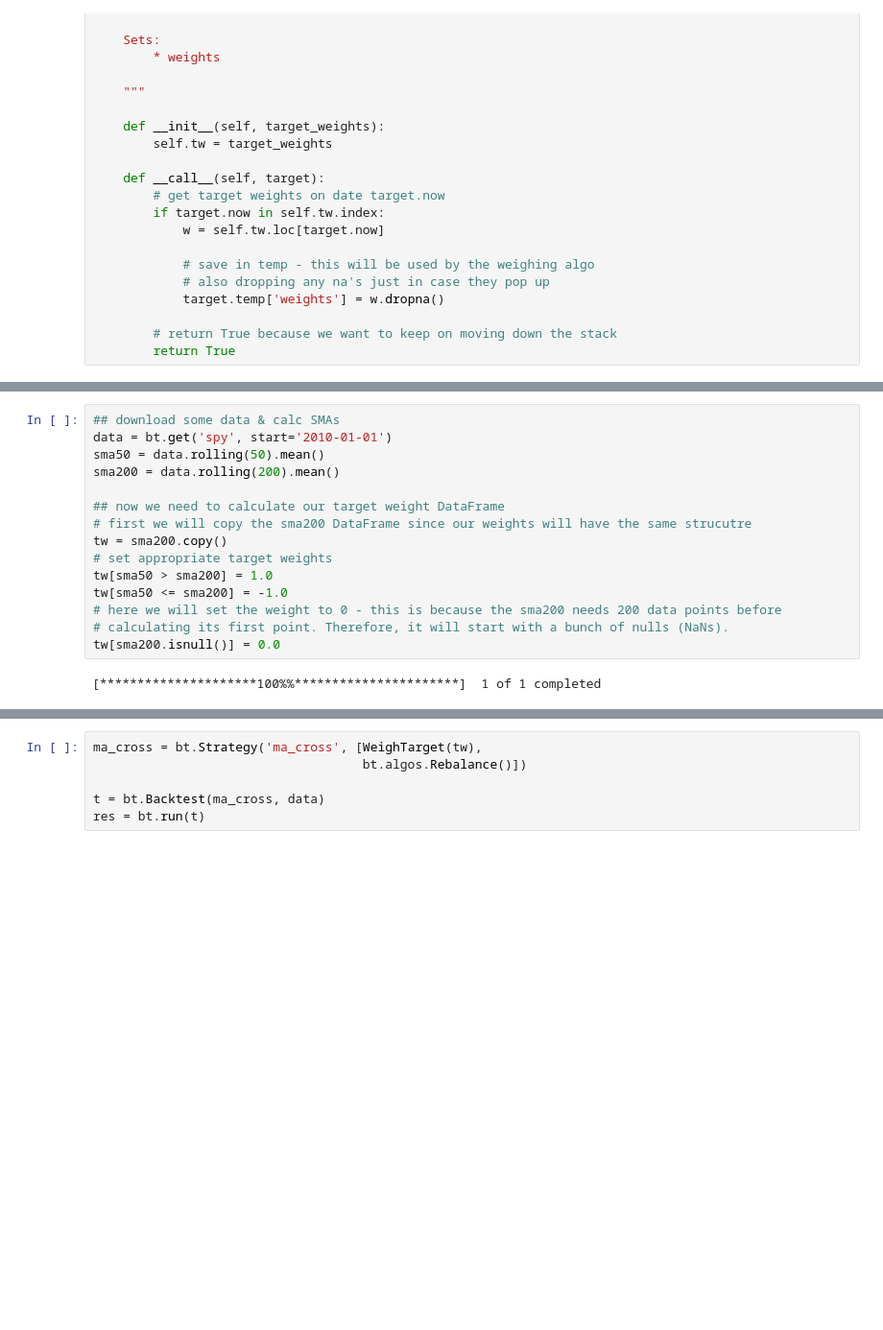
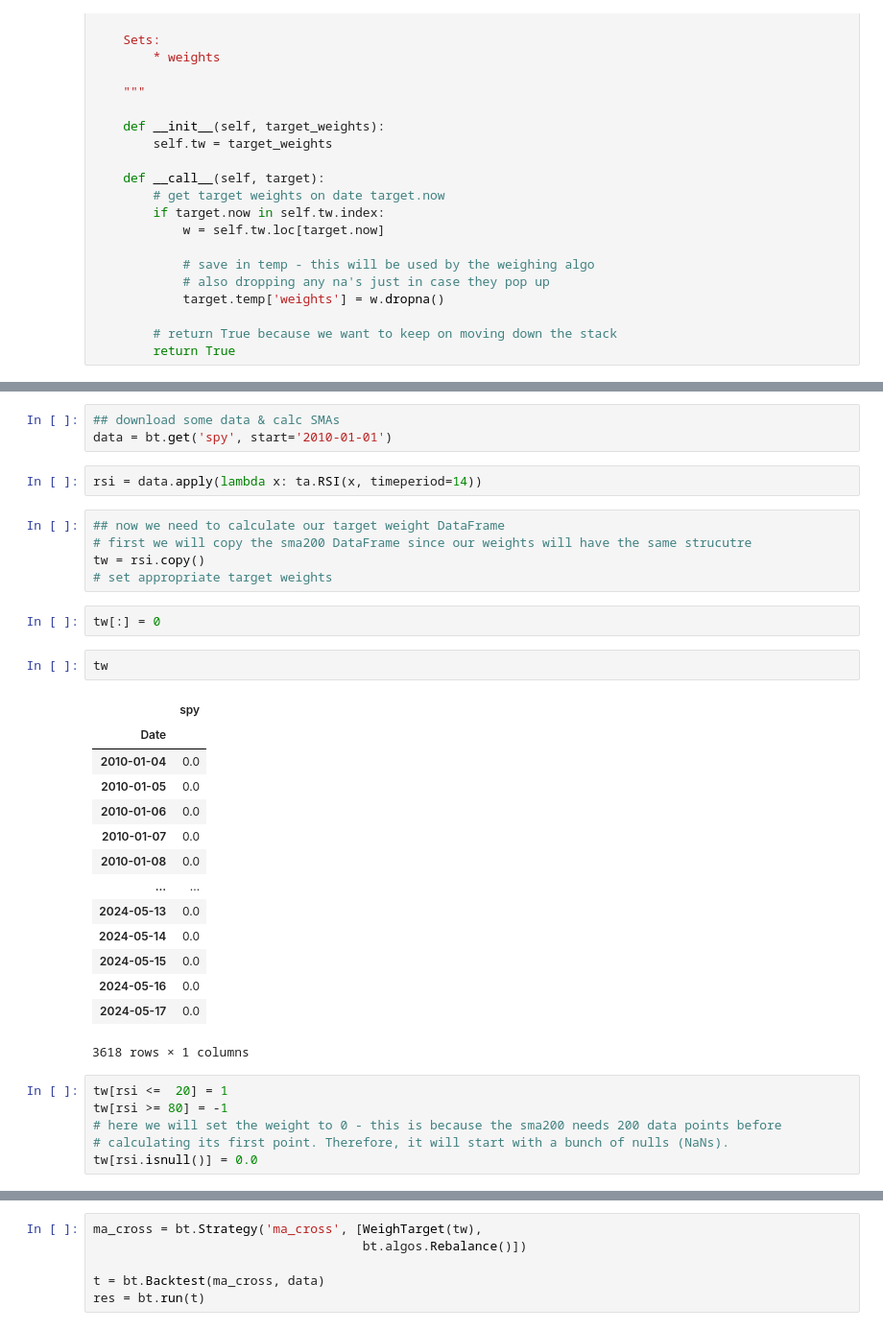
Before and after one commit to JustLikeThis101/bt-tutorial, a Jupyter notebook: SMA Crossover Strategy.ipynb, the cells around one changed output, grey strips where cells are left out. Shown: that part at 96% size. Saved outputs shown, nothing was run; the diff lists cells and outputs as text; blank space fills up the shorter version.

```diff
--- a/SMA Crossover Strategy.ipynb
+++ b/SMA Crossover Strategy.ipynb
@@ -67,17 +35,35 @@ sma200
-# %%
-## download some data & calc SMAs
-data = bt.get('spy', start='2010-01-01')
-sma50 = data.rolling(50).mean()
-sma200 = data.rolling(200).mean()
-
-## now we need to calculate our target weight DataFrame
-# first we will copy the sma200 DataFrame since our weights will have the same strucutre
-tw = sma200.copy()
-# set appropriate target weights
-tw[sma50 > sma200] = 1.0
-tw[sma50 <= sma200] = -1.0
-# here we will set the weight to 0 - this is because the sma200 needs 200 data points before
-# calculating its first point. Therefore, it will start with a bunch of nulls (NaNs).
-tw[sma200.isnull()] = 0.0
-# %% [output]
-[*********************100%%**********************]  1 of 1 completed
+# %%
+## download some data & calc SMAs
+data = bt.get('spy', start='2010-01-01')
+# %%
+rsi = data.apply(lambda x: ta.RSI(x, timeperiod=14))
+# %%
+## now we need to calculate our target weight DataFrame
+# first we will copy the sma200 DataFrame since our weights will have the same strucutre
+tw = rsi.copy()
+# set appropriate target weights
+# %%
+tw[:] = 0
+# %%
+tw
+# %% [output]
+|  | spy |
+| Date |  |
+| 2010-01-04 | 0.0 |
+| 2010-01-05 | 0.0 |
+| 2010-01-06 | 0.0 |
+| 2010-01-07 | 0.0 |
+| 2010-01-08 | 0.0 |
+| ... | ... |
+| 2024-05-13 | 0.0 |
+| 2024-05-14 | 0.0 |
+| 2024-05-15 | 0.0 |
+| 2024-05-16 | 0.0 |
+| 2024-05-17 | 0.0 |
+3618 rows × 1 columns
+# %%
+tw[rsi <=  20] = 1
+tw[rsi >= 80] = -1
+# here we will set the weight to 0 - this is because the sma200 needs 200 data points before
+# calculating its first point. Therefore, it will start with a bunch of nulls (NaNs).
+tw[rsi.isnull()] = 0.0
```
Also changed, not shown: parts of 8 cells of this notebook, 1 other file.
